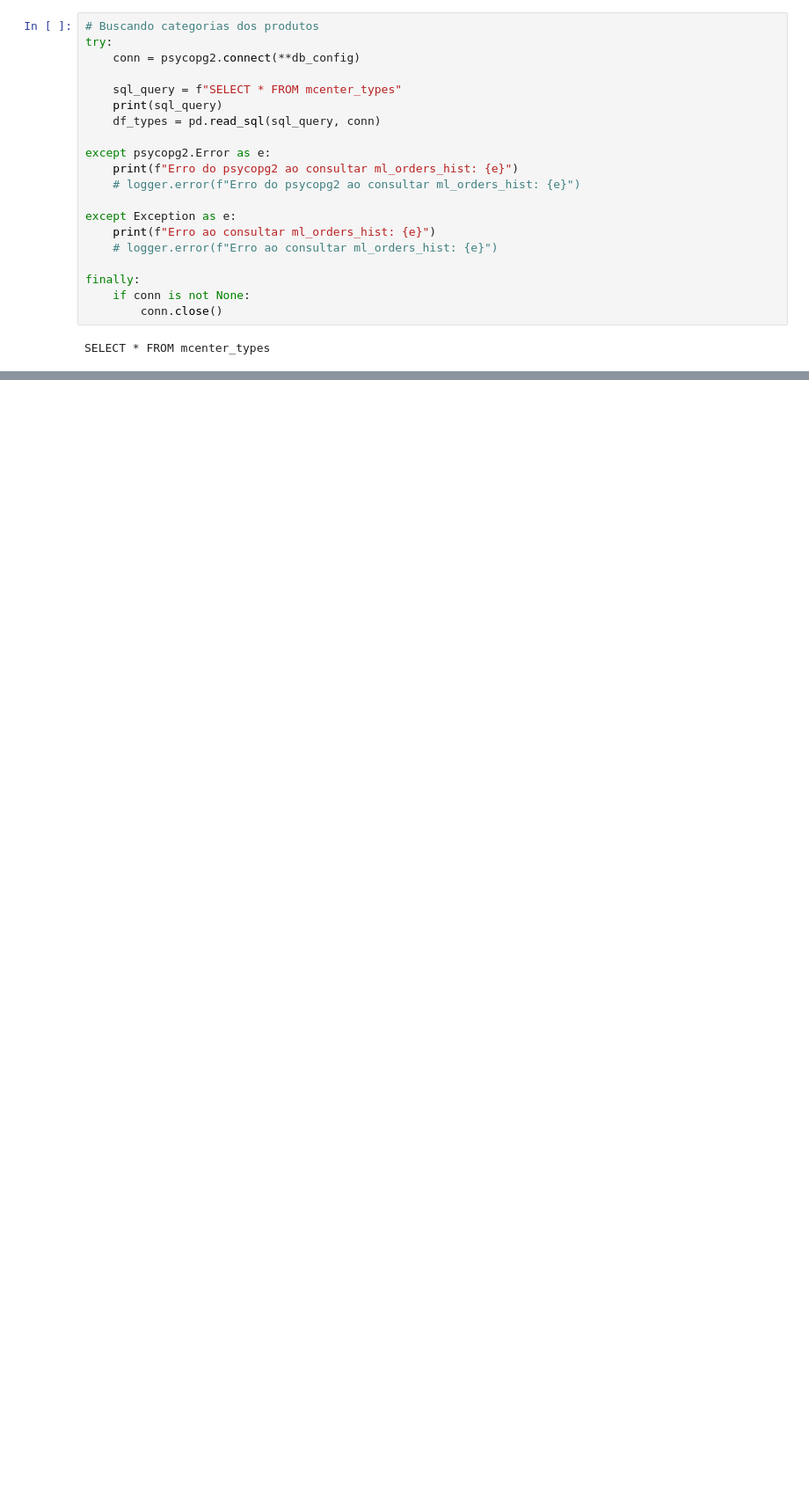
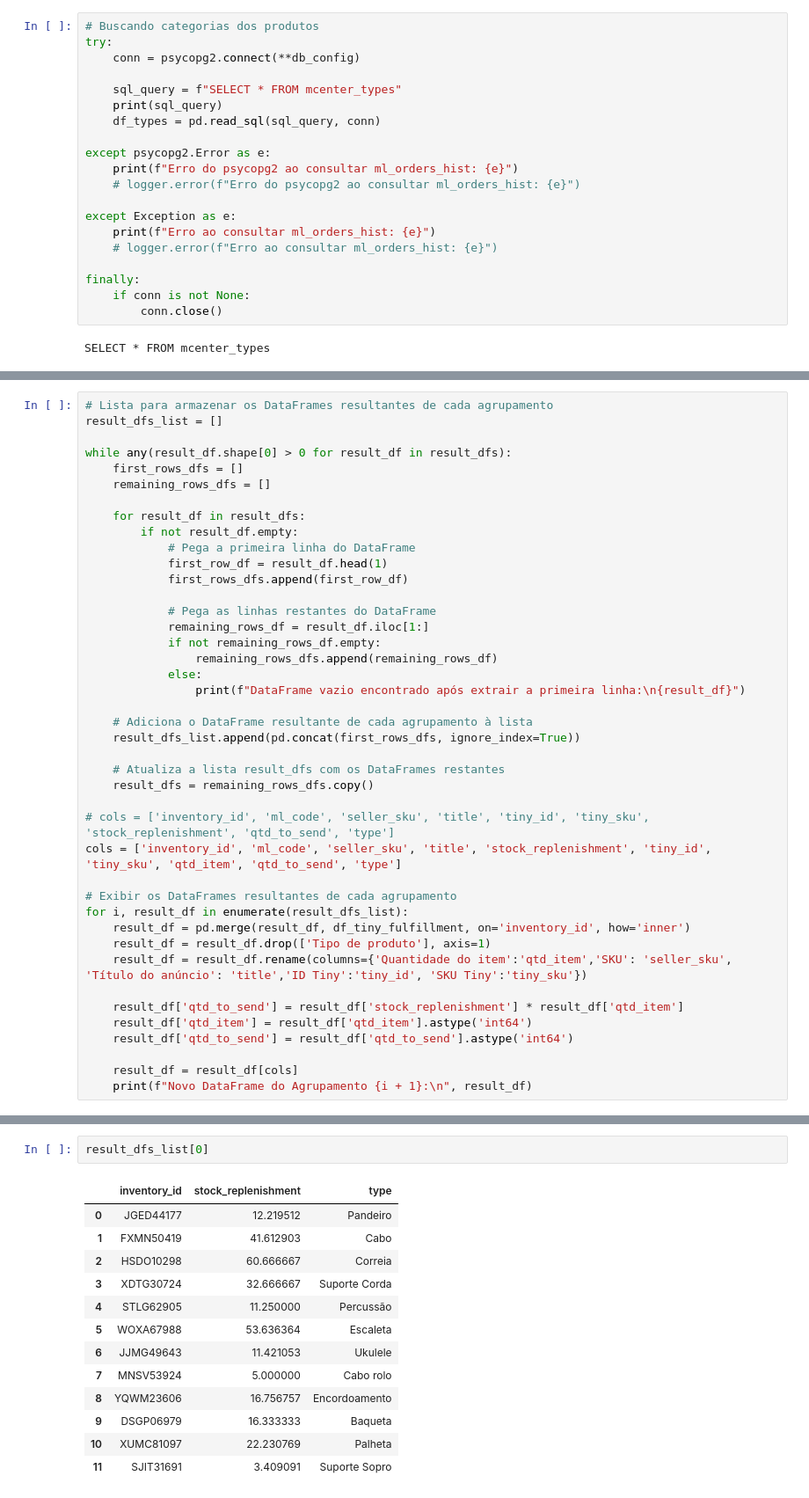
Before and after one commit to lpcoutinho/mcenter_streamlit, a Jupyter notebook: Notebooks/calculando_envio_fulfillment.ipynb, the cells around one changed output, grey strips where cells are left out. Shown at 88% size. Drawn from its saved outputs; the diff is of its cells as text; blank space fills up the shorter version.

Commit message:
consertando merge de tabelas para envio

```diff
--- a/Notebooks/calculando_envio_fulfillment.ipynb
+++ b/Notebooks/calculando_envio_fulfillment.ipynb
@@ -1093,0 +1129,42 @@ Name: count, dtype: int64
+# %%
+# Lista para armazenar os DataFrames resultantes de cada agrupamento
+result_dfs_list = []
+
+while any(result_df.shape[0] > 0 for result_df in result_dfs):
+    first_rows_dfs = []
+    remaining_rows_dfs = []
+
+    for result_df in result_dfs:
+        if not result_df.empty:
+            # Pega a primeira linha do DataFrame
+            first_row_df = result_df.head(1)
+            first_rows_dfs.append(first_row_df)
+
+            # Pega as linhas restantes do DataFrame
+            remaining_rows_df = result_df.iloc[1:]
+            if not remaining_rows_df.empty:
+                remaining_rows_dfs.append(remaining_rows_df)
+            else:
+                print(f"DataFrame vazio encontrado após extrair a primeira linha:\n{result_df}")
+
+    # Adiciona o DataFrame resultante de cada agrupamento à lista
+    result_dfs_list.append(pd.concat(first_rows_dfs, ignore_index=True))
+
+    # Atualiza a lista result_dfs com os DataFrames restantes
+    result_dfs = remaining_rows_dfs.copy()
+
+# cols = ['inventory_id', 'ml_code', 'seller_sku', 'title', 'tiny_id', 'tiny_sku', 'stock_replenishment', 'qtd_to_send', 'type']
+cols = ['inventory_id', 'ml_code', 'seller_sku', 'title', 'stock_replenishment', 'tiny_id', 'tiny_sku', 'qtd_item', 'qtd_to_send', 'type']
+
+# Exibir os DataFrames resultantes de cada agrupamento
+for i, result_df in enumerate(result_dfs_list):
+    result_df = pd.merge(result_df, df_tiny_fulfillment, on='inventory_id', how='inner')
+    result_df = result_df.drop(['Tipo de produto'], axis=1)
+    result_df = result_df.rename(columns={'Quantidade do item':'qtd_item','SKU': 'seller_sku', 'Título do anúncio': 'title','ID Tiny':'tiny_id', 'SKU Tiny':'tiny_sku'})
+
+    result_df['qtd_to_send'] = result_df['stock_replenishment'] * result_df['qtd_item']
+    result_df['qtd_item'] = result_df['qtd_item'].astype('int64')
+    result_df['qtd_to_send'] = result_df['qtd_to_send'].astype('int64')
+
+    result_df = result_df[cols]
+    print(f"Novo DataFrame do Agrupamento {i + 1}:\n", result_df)
@@ -1094,3 +1189,19 @@ Name: count, dtype: int64
+# %%
+result_dfs_list[0]
+# %% [output]
+|  | inventory_id | stock_replenishment | type |
+| 0 | JGED44177 | 12.219512 | Pandeiro |
+| 1 | FXMN50419 | 41.612903 | Cabo |
+| 2 | HSDO10298 | 60.666667 | Correia |
+| 3 | XDTG30724 | 32.666667 | Suporte Corda |
+| 4 | STLG62905 | 11.250000 | Percussão |
+| 5 | WOXA67988 | 53.636364 | Escaleta |
+| 6 | JJMG49643 | 11.421053 | Ukulele |
+| 7 | MNSV53924 | 5.000000 | Cabo rolo |
+| 8 | YQWM23606 | 16.756757 | Encordoamento |
+| 9 | DSGP06979 | 16.333333 | Baqueta |
+| 10 | XUMC81097 | 22.230769 | Palheta |
+| 11 | SJIT31691 | 3.409091 | Suporte Sopro |
 # %%
 import pandas as pd
 
```
Also changed, not shown: parts of 41 cells of this notebook, 4 other files.
